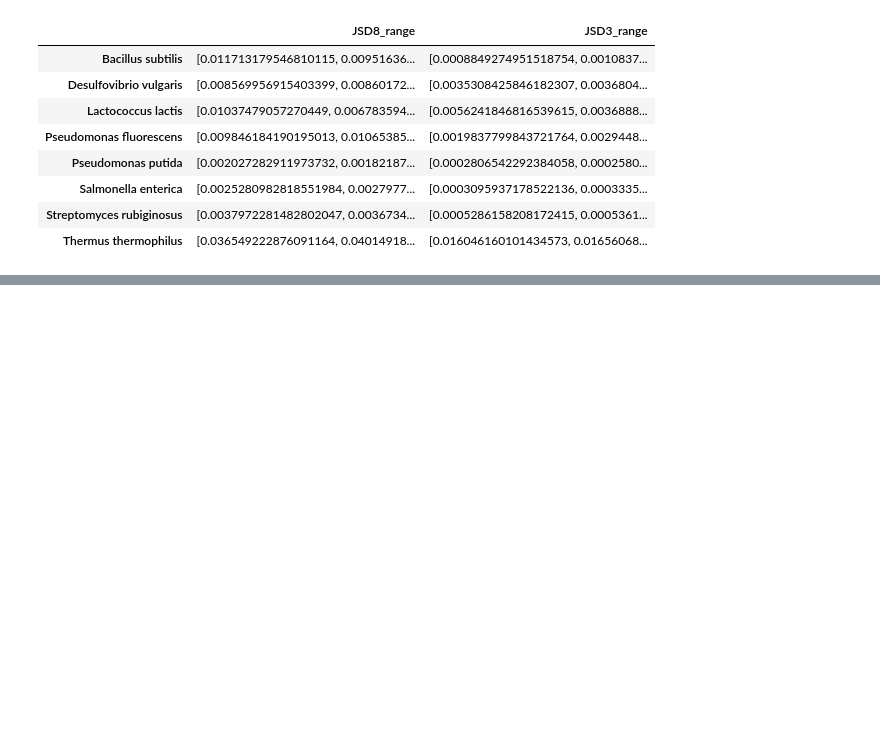
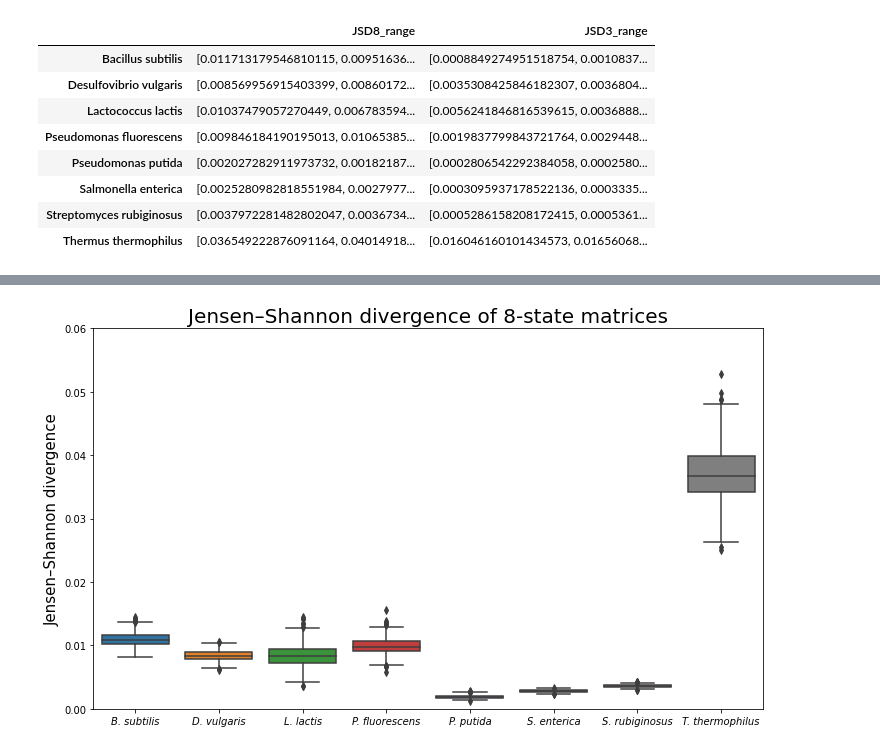
Before and after one commit to alibekk93/project-protein_folding_distances, a Jupyter notebook: SS_and_expression_systems_v3.ipynb, the cells around one changed output, grey strips where cells are left out. Drawn from its saved outputs; the diff is of its cells as text; code cells hidden in the pictures; blank space fills up the shorter version.

```diff
--- a/SS_and_expression_systems_v3.ipynb
+++ b/SS_and_expression_systems_v3.ipynb
@@ -803,3 +788,17 @@ ci_df_long['JSD3_range'] = ci_df.JSD3_range.explode()
 ci_df_long = ci_df_long.rename_axis('Species').reset_index()
 # %%
 ci_df_long.to_pickle('ci_df_long.pkl')
+# %%
+from numpy.core.fromnumeric import size
+fig, ax = plt.subplots(figsize = (12, 7))
+fig = sns.boxplot(data=ci_df_long, x='Species', y='JSD8_range')
+fig.set_xlabel('')
+fig.set_ylabel('Jensen–Shannon divergence', size=15)
+fig.set_title('Jensen–Shannon divergence of 8-state matrices', size=20)
+fig.set_xticklabels(species_names_veryshort, style = 'italic')
+
+plt.ylim([0,0.06])
+
+ax.get_figure().savefig('08_JSD8_boxplot.svg')
+files.download('08_JSD8_boxplot.svg')
+# %% [output]
@@ -806,2 +807,3 @@ ci_df_long.to_pickle('ci_df_long.pkl')
+[figure, added]
 # %%
 fig, ax = plt.subplots(figsize = (12, 7))
```
Also changed, not shown: parts of 17 cells of this notebook.
